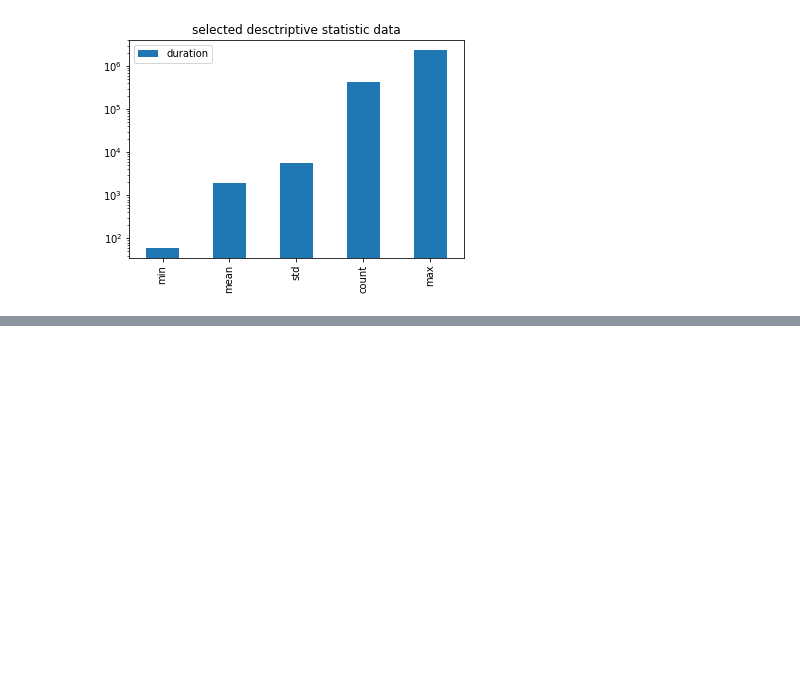
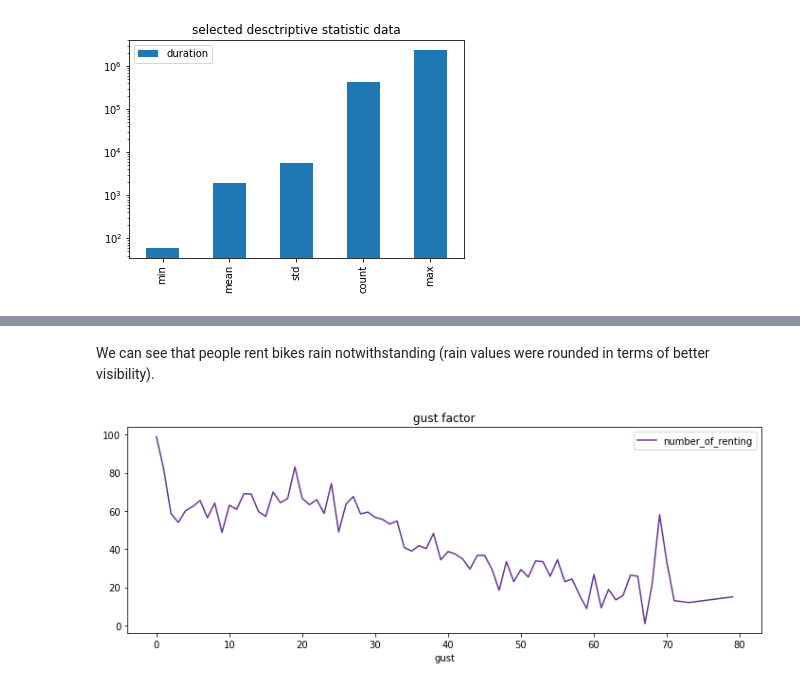
Before and after one commit to carlos108108/Just_Eat_Cycles_project, a Jupyter notebook: Edinburgh.ipynb, the cells around one changed output, grey strips where cells are left out. Cells and saved outputs as stored; diff of their text form; code cells hidden in the pictures; blank space fills up the shorter version.

```diff
--- a/Edinburgh.ipynb
+++ b/Edinburgh.ipynb
@@ -113,0 +135,10 @@ final_df.head()
+# %% [markdown]
+We can see that people rent bikes rain notwithstanding (rain values were rounded in terms of better visibility).
+# %%
+df1 = e_weather_df.query("date > '2018-09-14'").groupby('gust').count()[['time']].rename(columns={'time': 'weather_count'})
+df2 = final_df.groupby('gust').count()[['index']].rename(columns={'index': 'final_df_count'})
+df = df1.join(df2)
+df['number_of_renting'] = df['final_df_count'] / df['weather_count']
+df['number_of_renting'].plot(figsize=(12,4), kind='line', legend=True, title='gust factor', color='rebeccapurple');
+# %% [output]
+[figure, added]
```
Also changed, not shown: parts of 20 cells of this notebook.
